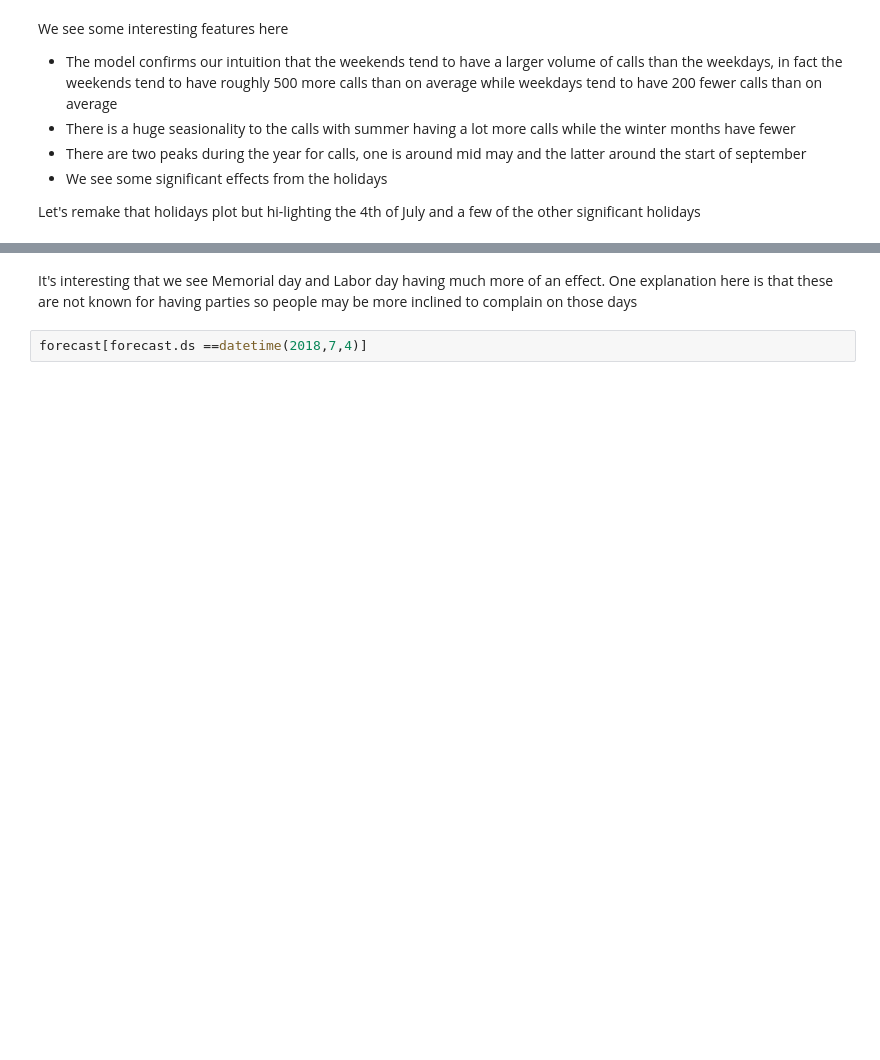
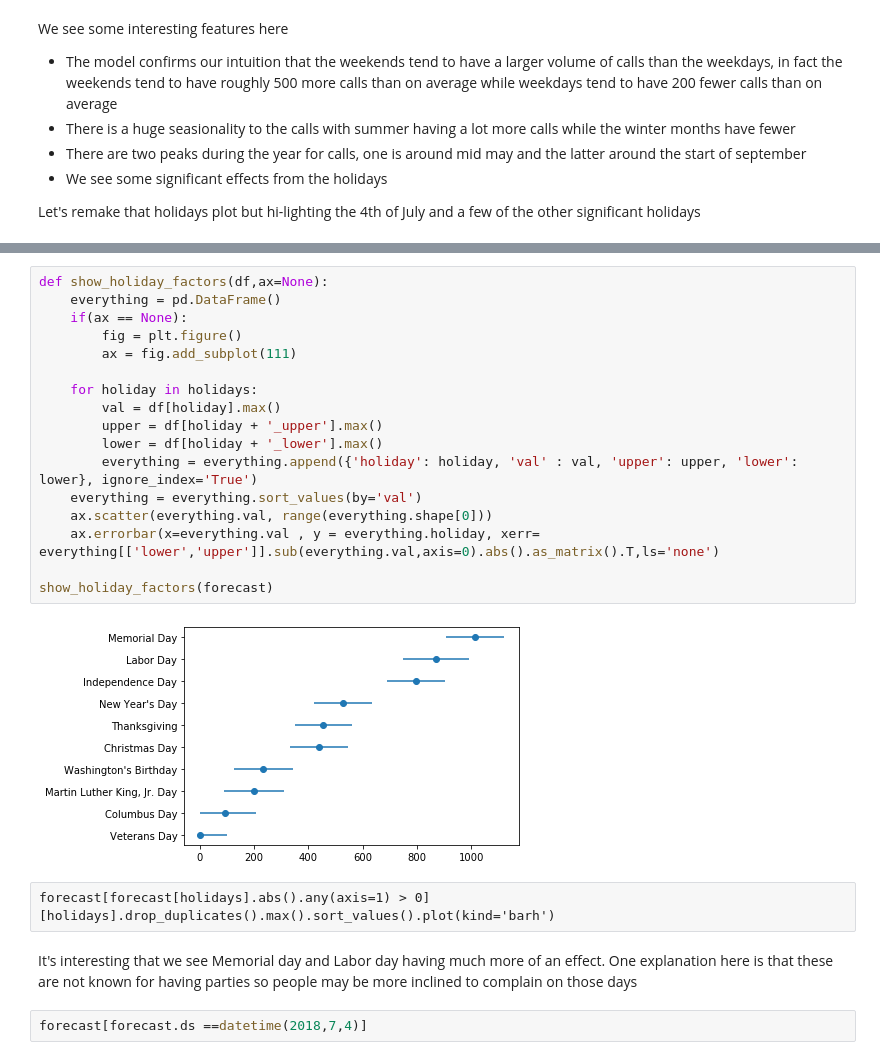
Before and after one commit to stuartlynn/311HolidayCallComplaints, a Jupyter notebook: HolidayNoiseAnalysis.ipynb, the cells around one changed output, grey strips where cells are left out. Saved outputs shown, nothing was run; the diff lists cells and outputs as text; blank space fills up the shorter version.

```diff
--- a/HolidayNoiseAnalysis.ipynb
+++ b/HolidayNoiseAnalysis.ipynb
@@ -247,3 +282,24 @@ forecast[forecast[holidays].abs().any(axis=1) > 0][holidays].drop_duplicates().m
+# %%
+def show_holiday_factors(df,ax=None):
+    everything = pd.DataFrame()
+    if(ax == None):
+        fig = plt.figure()
+        ax = fig.add_subplot(111)
+
+    for holiday in holidays:
+        val = df[holiday].max()
+        upper = df[holiday + '_upper'].max()
+        lower = df[holiday + '_lower'].max()
+        everything = everything.append({'holiday': holiday, 'val' : val, 'upper': upper, 'lower': lower}, ignore_index='True')
+    everything = everything.sort_values(by='val')
+    ax.scatter(everything.val, range(everything.shape[0]))
+    ax.errorbar(x=everything.val , y = everything.holiday, xerr= everything[['lower','upper']].sub(everything.val,axis=0).abs().as_matrix().T,ls='none')
+
+show_holiday_factors(forecast)
+# %% [output]
+[figure, added]
+# %% [raw]
+forecast[forecast[holidays].abs().any(axis=1) > 0][holidays].drop_duplicates().max().sort_values().plot(kind='barh')
 # %% [markdown]
 It's interesting that we see Memorial day and Labor day having much more of an effect. One explanation here is that these are not known for having parties so people may be more inclined to complain on those days
 # %%
```
Also changed, not shown: parts of 13 cells of this notebook.
